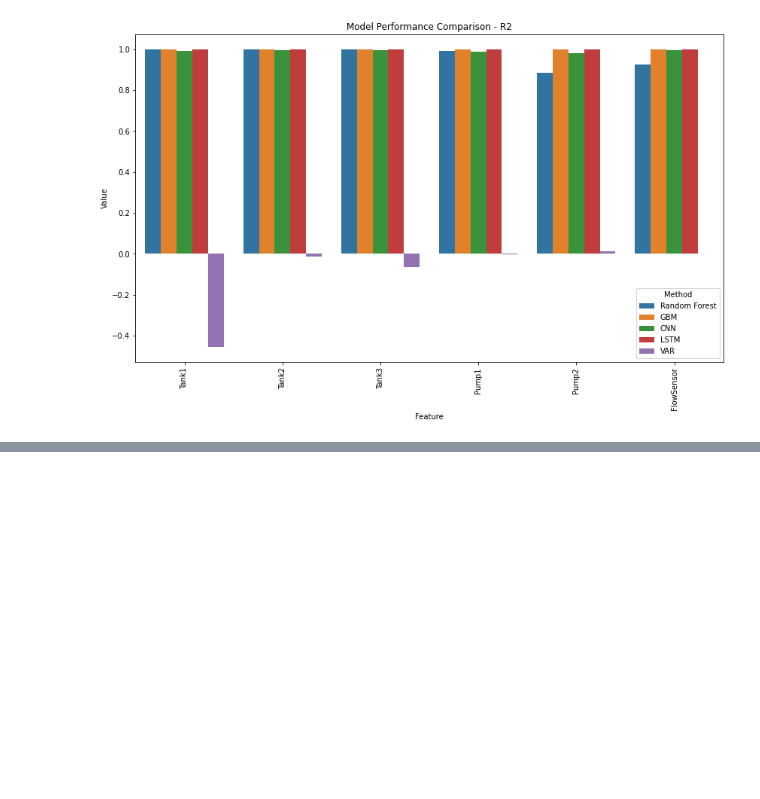
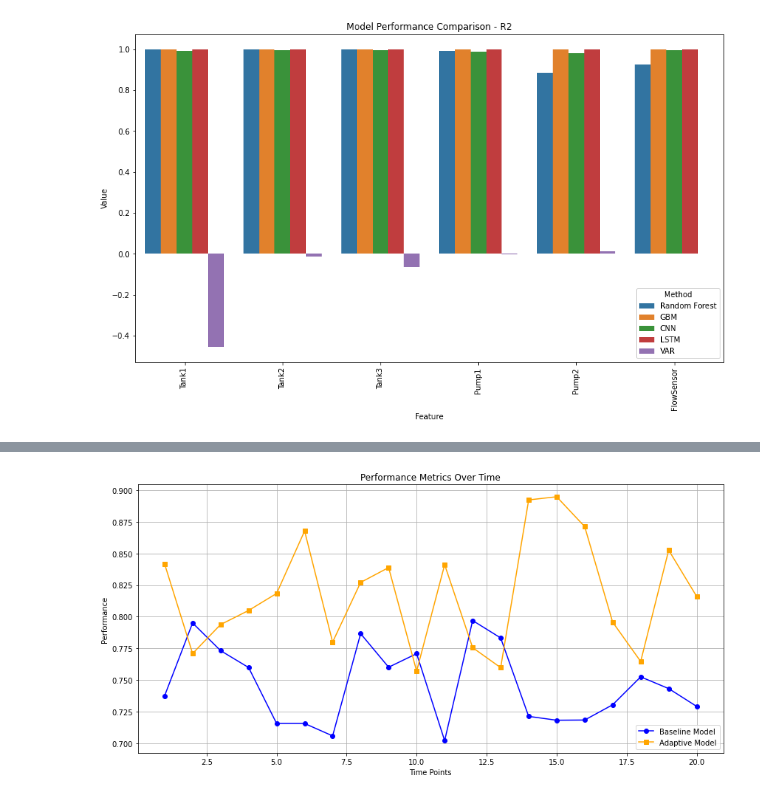
Before and after one commit to hayatu4islam/Adaptive_Fault_Detection, a Jupyter notebook: Fault detection plots for the entire results.ipynb, the cells around one changed output, grey strips where cells are left out. Cells and saved outputs as stored; diff of their text form; code cells hidden in the pictures; blank space fills up the shorter version.

```diff
--- a/Fault detection plots for the entire results.ipynb
+++ b/Fault detection plots for the entire results.ipynb
@@ -101,0 +138,80 @@ for metric in metrics:
+# %%
+import numpy as np
+import matplotlib.pyplot as plt
+
+# Generate synthetic data for the example
+np.random.seed(42)
+time_points = np.arange(1, 21)
+baseline_performance = np.random.uniform(0.7, 0.8, len(time_points))
+adaptive_performance = np.random.uniform(0.75, 0.9, len(time_points))
+
+# Create the plot for performance metrics over time
+plt.figure(figsize=(12, 6))
+
+plt.plot(time_points, baseline_performance, label='Baseline Model', marker='o', color='blue')
+plt.plot(time_points, adaptive_performance, label='Adaptive Model', marker='s', color='orange')
+
+plt.xlabel('Time Points')
+plt.ylabel('Performance')
+plt.title('Performance Metrics Over Time')
+plt.legend(loc='lower right')
+plt.grid(True)
+plt.tight_layout()
+plt.show()
+
+# Create box plots to compare distributions
+plt.figure(figsize=(12, 6))
+
+data = [baseline_performance, adaptive_performance]
+plt.boxplot(data, labels=['Baseline Model', 'Adaptive Model'])
+
+plt.ylabel('Performance')
+plt.title('Performance Distribution Comparison')
+plt.grid(True)
+plt.tight_layout()
+plt.show()
+
+# Create bar charts to compare average performance
+baseline_mean = np.mean(baseline_performance)
+adaptive_mean = np.mean(adaptive_performance)
+
+plt.figure(figsize=(8, 6))
+
+bar_width = 0.35
+index = np.arange(1)
+
+plt.bar(index, baseline_mean, bar_width, label='Baseline Model', color='blue')
+plt.bar(index + bar_width, adaptive_mean, bar_width, label='Adaptive Model', color='orange')
+
+plt.xlabel('Model Type')
+plt.ylabel('Average Performance')
+plt.title('Average Performance Comparison')
+plt.xticks(index + bar_width / 2, ['Model'])
+plt.legend()
+plt.tight_layout()
+plt.show()
+
+# Statistical summary
+baseline_stats = {
+    'mean': np.mean(baseline_performance),
+    'median': np.median(baseline_performance),
+    'std': np.std(baseline_performance)
+}
+
+adaptive_stats = {
+    'mean': np.mean(adaptive_performance),
+    'median': np.median(adaptive_performance),
+    'std': np.std(adaptive_performance)
+}
+
+print("Baseline Model Performance Statistics:")
+print(f"Mean: {baseline_stats['mean']:.3f}")
+print(f"Median: {baseline_stats['median']:.3f}")
+print(f"Standard Deviation: {baseline_stats['std']:.3f}\n")
+
+print("Adaptive Model Performance Statistics:")
+print(f"Mean: {adaptive_stats['mean']:.3f}")
+print(f"Median: {adaptive_stats['median']:.3f}")
+print(f"Standard Deviation: {adaptive_stats['std']:.3f}")
+# %% [output]
+[figure, added]
```
Also changed, not shown: parts of 2 cells of this notebook, 1 other file.
